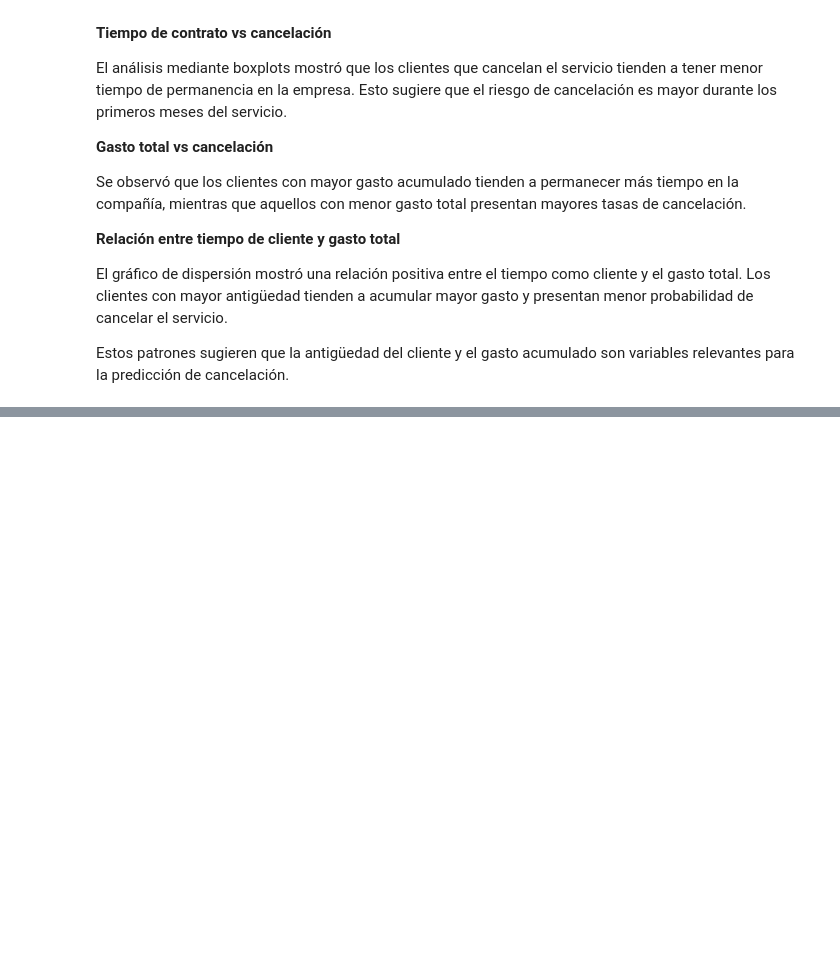
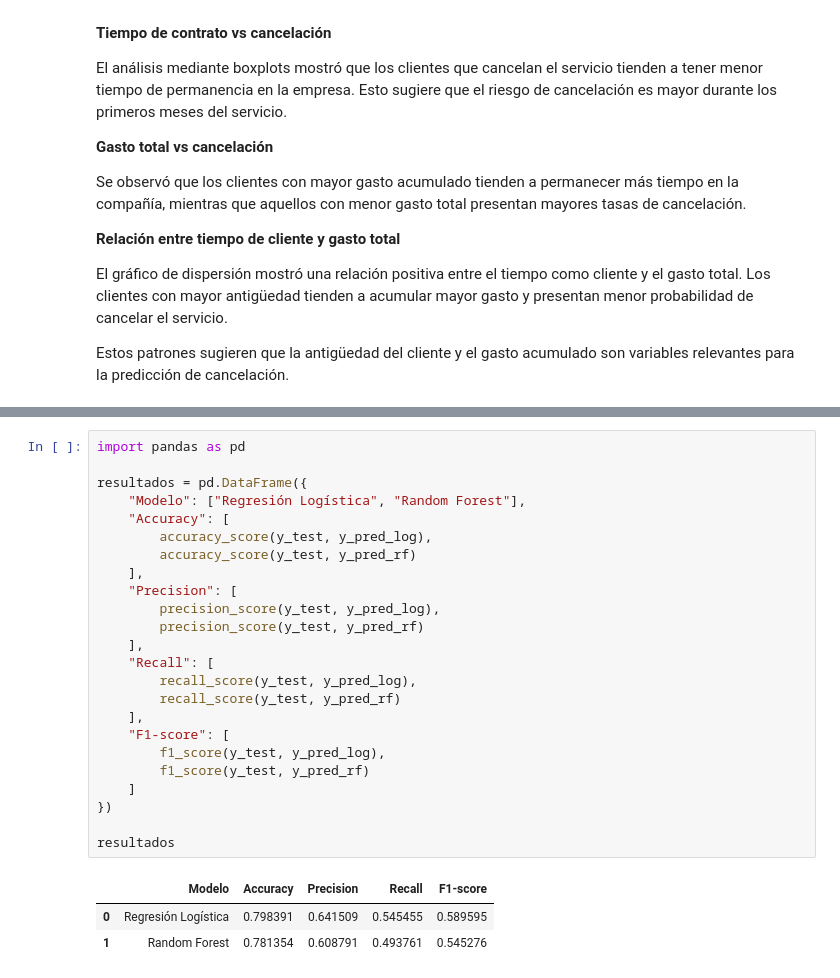
Before and after one commit to angelaoica-dev/challenge-TelecomX-2, a Jupyter notebook: TelecomX_2Latam.ipynb, the cells around one changed output, grey strips where cells are left out. Drawn from its saved outputs; the diff is of its cells as text; blank space fills up the shorter version.

```diff
--- a/TelecomX_2Latam.ipynb
+++ b/TelecomX_2Latam.ipynb
@@ -378,0 +624,28 @@ Estos patrones sugieren que la antigüedad del cliente y el gasto acumulado son
+# %%
+import pandas as pd
+
+resultados = pd.DataFrame({
+    "Modelo": ["Regresión Logística", "Random Forest"],
+    "Accuracy": [
+        accuracy_score(y_test, y_pred_log),
+        accuracy_score(y_test, y_pred_rf)
+    ],
+    "Precision": [
+        precision_score(y_test, y_pred_log),
+        precision_score(y_test, y_pred_rf)
+    ],
+    "Recall": [
+        recall_score(y_test, y_pred_log),
+        recall_score(y_test, y_pred_rf)
+    ],
+    "F1-score": [
+        f1_score(y_test, y_pred_log),
+        f1_score(y_test, y_pred_rf)
+    ]
+})
+
+resultados
+# %% [output]
+|  | Modelo | Accuracy | Precision | Recall | F1-score |
+| 0 | Regresión Logística | 0.798391 | 0.641509 | 0.545455 | 0.589595 |
+| 1 | Random Forest | 0.781354 | 0.608791 | 0.493761 | 0.545276 |
```
Also changed, not shown: parts of 24 cells of this notebook.
